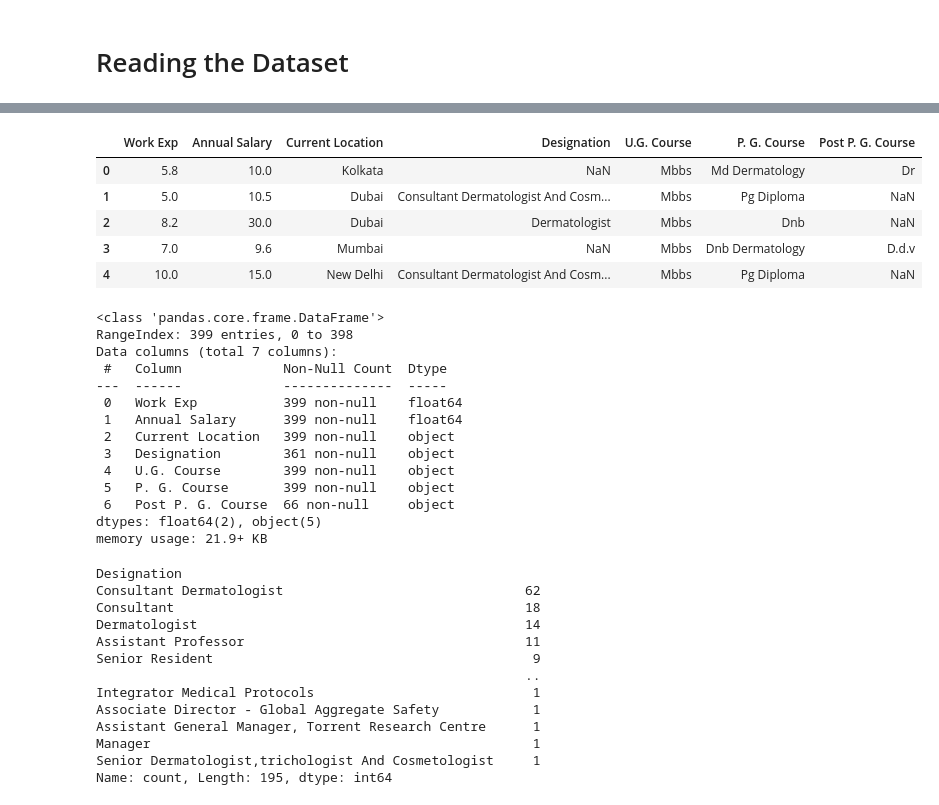
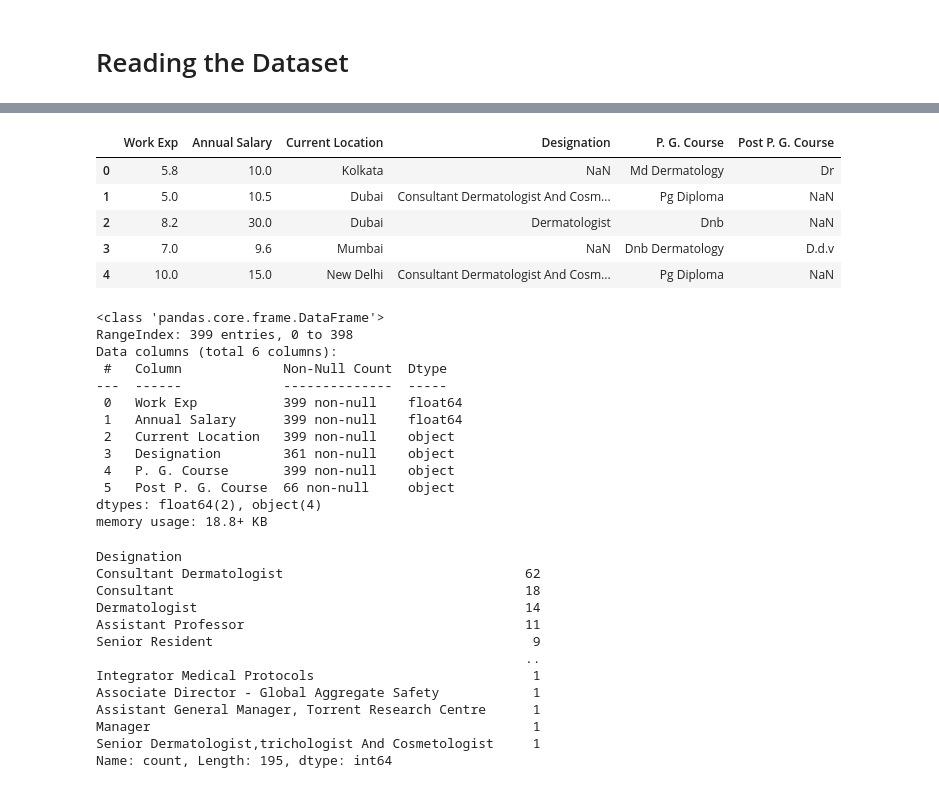
Before and after one commit to smartinternz02/SI-GuidedProject-601770-1699497144, a Jupyter notebook: ML code/Annual Salary Prediction.ipynb, the cells around one changed output, grey strips where cells are left out. Drawn from its saved outputs; the diff is of its cells as text; code cells hidden in the pictures.

```diff
--- a/ML code/Annual Salary Prediction.ipynb
+++ b/ML code/Annual Salary Prediction.ipynb
@@ -52,32 +57,31 @@ df.head()
 | 3 | 4 | MBBS; DNB, FCPS,DDV with 6yrs of ... | 7.0 | 9.6 | Mumbai | Mumbai | NaN | ... |
 | 4 | 5 | Medical and cosmetic dermatology ... | 10.0 | 15.0 | New Delhi | Delhi / Ncr | Consultant Dermatologist And Cosm... | ... |
 # %%
-df = df[["Work Exp", "Annual Salary", "Current Location", "Designation", "U.G. Course", "P. G. Course", "Post P. G. Course"]]
+df = df[["Work Exp", "Annual Salary", "Current Location", "Designation","P. G. Course", "Post P. G. Course"]]
 df.head()
 # %% [output]
-|  | Work Exp | Annual Salary | Current Location | Designation | U.G. Course | P. G. Course | Post P. G. Course |
-| 0 | 5.8 | 10.0 | Kolkata | NaN | Mbbs | Md Dermatology | Dr |
-| 1 | 5.0 | 10.5 | Dubai | Consultant Dermatologist And Cosm... | Mbbs | Pg Diploma | NaN |
-| 2 | 8.2 | 30.0 | Dubai | Dermatologist | Mbbs | Dnb | NaN |
-| 3 | 7.0 | 9.6 | Mumbai | NaN | Mbbs | Dnb Dermatology | D.d.v |
-| 4 | 10.0 | 15.0 | New Delhi | Consultant Dermatologist And Cosm... | Mbbs | Pg Diploma | NaN |
+|  | Work Exp | Annual Salary | Current Location | Designation | P. G. Course | Post P. G. Course |
+| 0 | 5.8 | 10.0 | Kolkata | NaN | Md Dermatology | Dr |
+| 1 | 5.0 | 10.5 | Dubai | Consultant Dermatologist And Cosm... | Pg Diploma | NaN |
+| 2 | 8.2 | 30.0 | Dubai | Dermatologist | Dnb | NaN |
+| 3 | 7.0 | 9.6 | Mumbai | NaN | Dnb Dermatology | D.d.v |
+| 4 | 10.0 | 15.0 | New Delhi | Consultant Dermatologist And Cosm... | Pg Diploma | NaN |
 # %%
 df.info()
 # %% [output]
 <class 'pandas.core.frame.DataFrame'>
 RangeIndex: 399 entries, 0 to 398
-Data columns (total 7 columns):
+Data columns (total 6 columns):
  #   Column             Non-Null Count  Dtype
 ---  ------             --------------  -----
  0   Work Exp           399 non-null    float64
  1   Annual Salary      399 non-null    float64
  2   Current Location   399 non-null    object
  3   Designation        361 non-null    object
- 4   U.G. Course        399 non-null    object
- 5   P. G. Course       399 non-null    object
- 6   Post P. G. Course  66 non-null     object
-dtypes: float64(2), object(5)
-memory usage: 21.9+ KB
+ 4   P. G. Course       399 non-null    object
+ 5   Post P. G. Course  66 non-null     object
+dtypes: float64(2), object(4)
+memory usage: 18.8+ KB
 # %%
 df["Designation"].value_counts()
 # %% [output]
```
Also changed, not shown: parts of 29 cells of this notebook, 9 other files.
